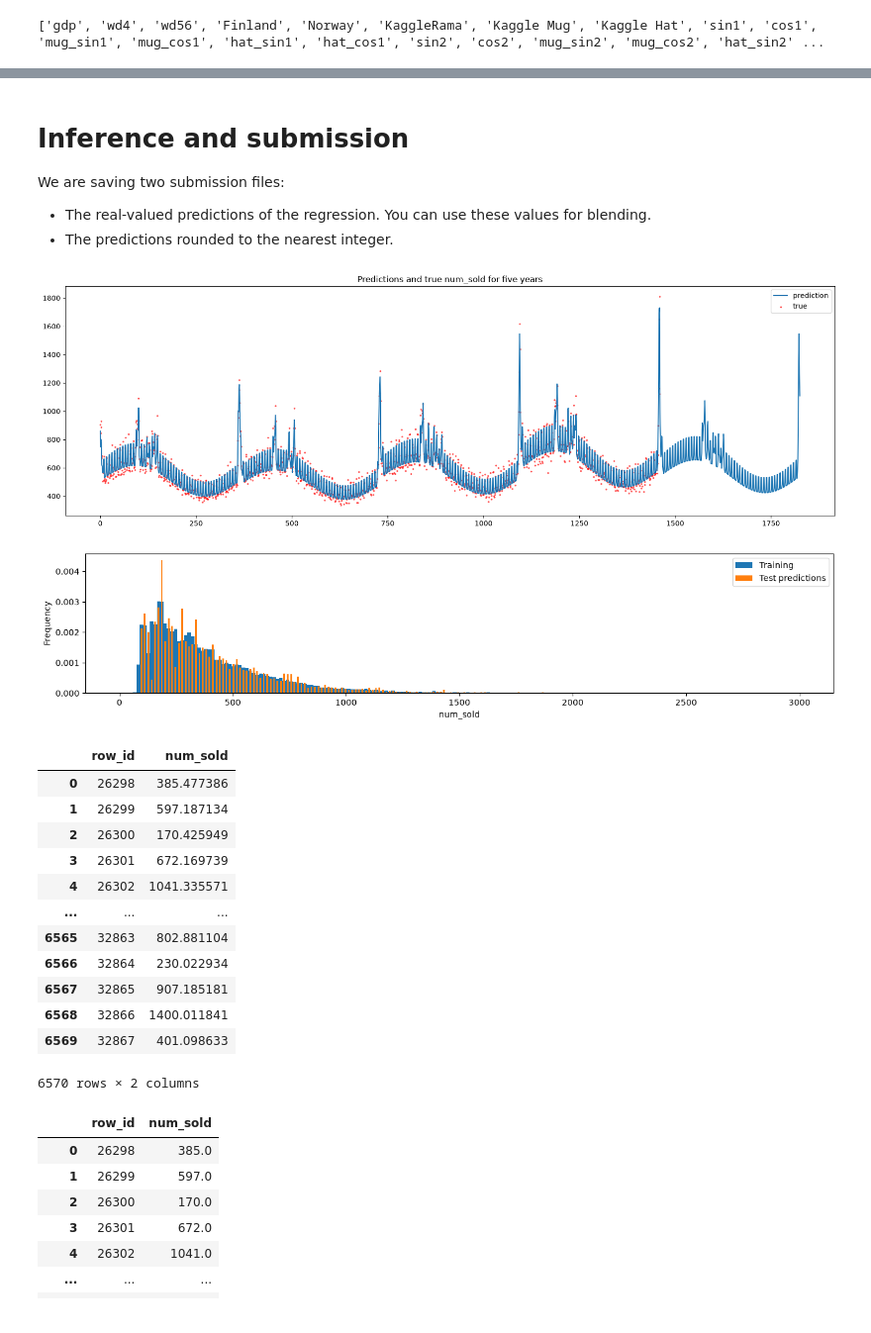
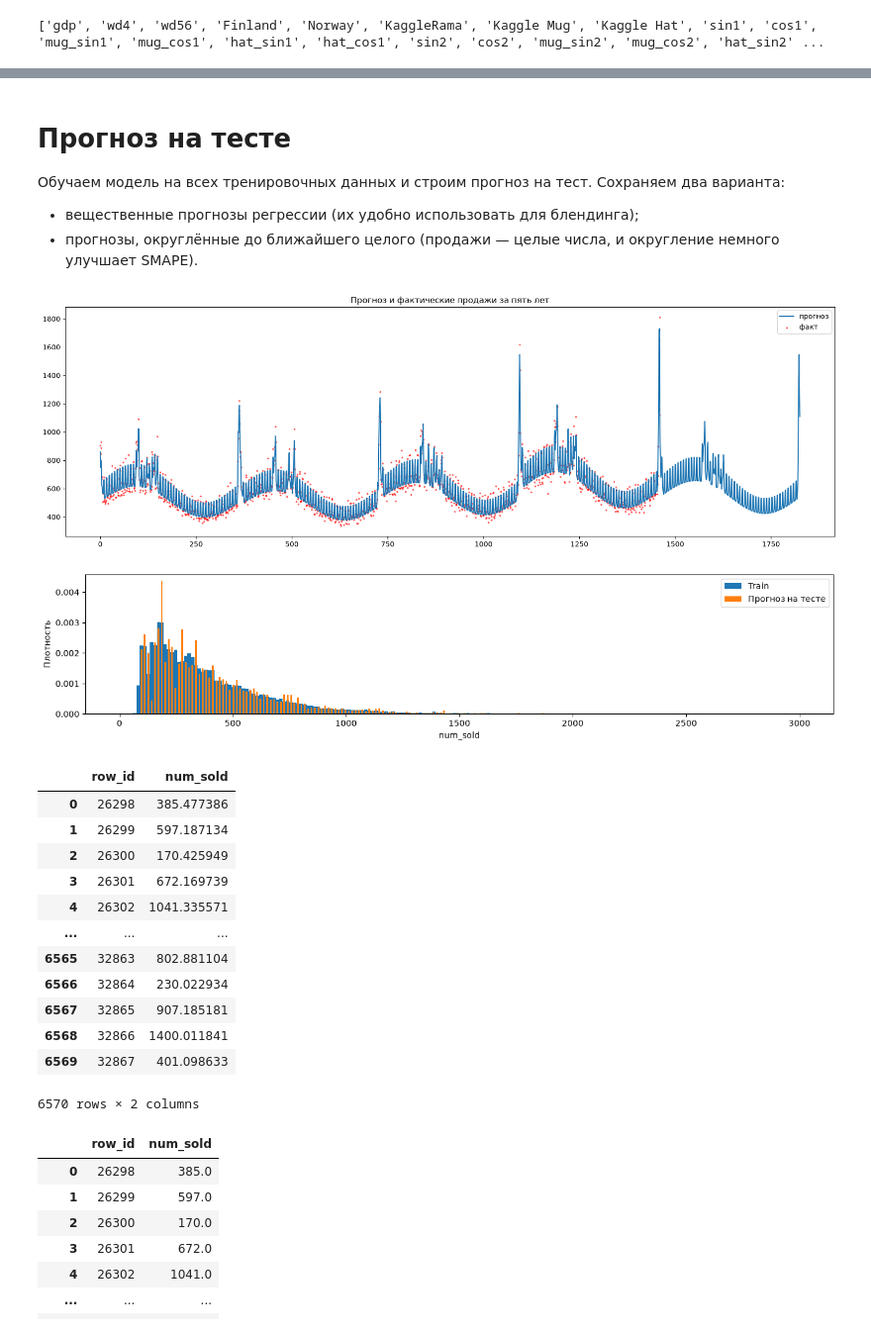
Before and after one commit to alex-hse-repository/time-series-cu-2026, a Jupyter notebook: week_7/part_2/2. TPS-22-03-linear-model.ipynb, the cells around one changed output, grey strips where cells are left out. Shown at 99% size. Drawn from its saved outputs; the diff is of its cells as text; code cells hidden in the pictures.

```diff
--- a/week_7/part_2/2. TPS-22-03-linear-model.ipynb
+++ b/week_7/part_2/2. TPS-22-03-linear-model.ipynb
@@ -59,13 +57,15 @@ from sklearn.linear_model import LinearRegression, HuberRegressor, Ridge, Lasso
 # %%
-original_train_df = pd.read_csv('../data/tabular-playground-series-jan-2022/train.csv')
-original_test_df = pd.read_csv('../data/tabular-playground-series-jan-2022/test.csv')
-gdp_df = pd.read_csv('../data/tabular-playground-series-jan-2022/GDP_data_2015_to_2019_Finland_Norway_Sweden.csv')
+original_train_df = pd.read_csv("../data/tabular-playground-series-jan-2022/train.csv")
+original_test_df = pd.read_csv("../data/tabular-playground-series-jan-2022/test.csv")
+gdp_df = pd.read_csv(
+    "../data/tabular-playground-series-jan-2022/GDP_data_2015_to_2019_Finland_Norway_Sweden.csv"
+)
 
-gdp_df.set_index('year', inplace=True)
+gdp_df.set_index("year", inplace=True)
 
-# The dates are read as strings and must be converted
+# Даты читаются как строки, их нужно преобразовать
 for df in [original_train_df, original_test_df]:
-    df['date'] = pd.to_datetime(df.date)
+    df["date"] = pd.to_datetime(df.date)
 original_train_df.head(2)
 # %% [output]
 |  | row_id | date | country | store | product | num_sold |
@@ -73,6 +73,6 @@ original_train_df.head(2)
 | 1 | 1 | 2015-01-01 | Finland | KaggleMart | Kaggle Hat | 520 |
 # %%
 def smape_loss(y_true, y_pred):
-    """SMAPE Loss"""
+    """SMAPE для каждого наблюдения (в процентах)."""
     return np.abs(y_true - y_pred) / (y_true + np.abs(y_pred)) * 200
 # %% [markdown]
@@ -511,41 +663,43 @@ Average SMAPE: 4.33622
 # %% [markdown]
-# Inference and submission
+# Прогноз на тесте
 
-We are saving two submission files:
-- The real-valued predictions of the regression. You can use these values for blending.
-- The predictions rounded to the nearest integer.
+Обучаем модель на всех тренировочных данных и строим прогноз на тест. Сохраняем
+два варианта:
+- вещественные прогнозы регрессии (их удобно использовать для блендинга);
+- прогнозы, округлённые до ближайшего целого (продажи — целые числа, и округление
+  немного улучшает SMAPE).
 # %%
-# Fit the model on the complete training data
-train_idx = np.arange(len(train_df))
-X_tr = train_df.iloc[train_idx]
-preproc, model = fit_model(X_tr, None)
+# Обучаем модель на всех тренировочных данных
+preproc, model = fit_model(train_df)
 
-plot_five_years_combination(engineer_more) # Quick check for debugging
+plot_five_years_combination(engineer_more)  # быстрая проверка
 
-# Inference for test
-test_pred_list = []
-test_pred_list.append(np.exp(model.predict(preproc.transform(test_df[features]))) * LOSS_CORRECTION)
+# Прогноз на тесте
+sub = original_test_df[["row_id"]].copy()
+sub["num_sold"] = np.exp(model.predict(preproc.transform(test_df[features])))
+sub.to_csv("submission_linear_model.csv", index=False)
 
-# Create the submission file
-sub = original_test_df[['row_id']].copy()
-sub['num_sold'] = sum(test_pred_list) / len(test_pred_list)
-sub.to_csv('submission_linear_model.csv', index=False)
-
-# Plot the distribution of the test predictions
-plt.figure(figsize=(16,3))
-plt.hist(train_df['num_sold'], bins=np.linspace(0, 3000, 201),
-         density=True, label='Training')
-plt.hist(sub['num_sold'], bins=np.linspace(0, 3000, 201),
-         density=True, rwidth=0.5, label='Test predictions')
-plt.xlabel('num_sold')
-plt.ylabel('Frequency')
+# Распределение прогнозов на тесте в сравнении с тренировочными данными
+plt.figure(figsize=(16, 3))
+plt.hist(
+    train_df["num_sold"], bins=np.linspace(0, 3000, 201), density=True, label="Train"
+)
+plt.hist(
+    sub["num_sold"],
+    bins=np.linspace(0, 3000, 201),
+    density=True,
+    rwidth=0.5,
+    label="Прогноз на тесте",
+)
+plt.xlabel("num_sold")
+plt.ylabel("Плотность")
 plt.legend()
 plt.show()
 
 sub
 # %% [output]
-[figure, old version]
+[figure, new version]
-[figure, old version]
+[figure, new version]
 |  | row_id | num_sold |
 | 0 | 26298 | 385.477386 |
 | 1 | 26299 | 597.187134 |
```
Also changed, not shown: parts of 29 cells of this notebook.
